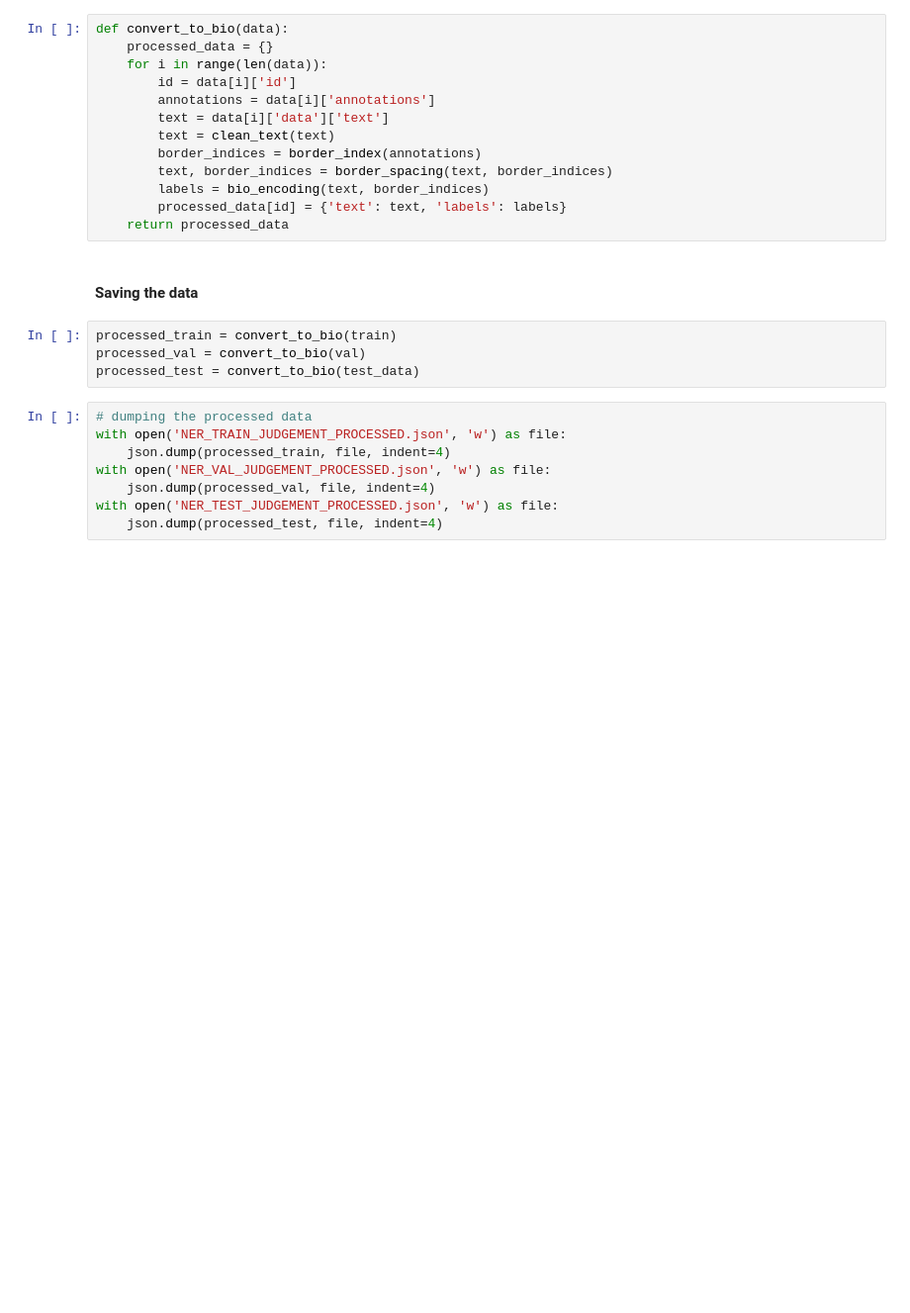
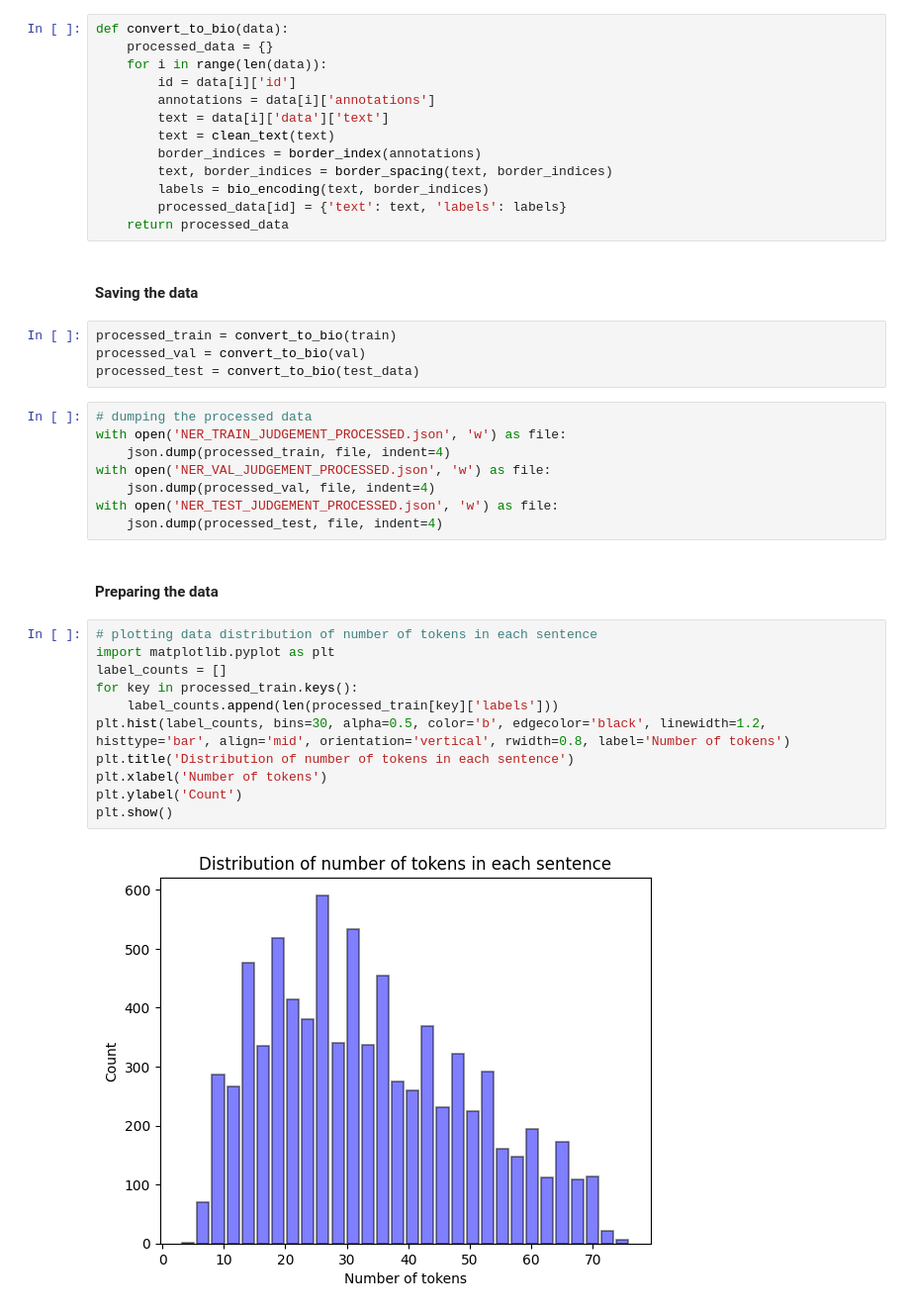
Before and after one commit to Prakhar-Gupta-03/NLP-Assignments, a Jupyter notebook: A2/task1.ipynb, the cells around one changed output. Shown at 99% size. Cells and saved outputs as stored; diff of their text form; blank space fills up the shorter version.

```diff
--- a/A2/task1.ipynb
+++ b/A2/task1.ipynb
@@ -148,3 +165,18 @@ with open('NER_VAL_JUDGEMENT_PROCESSED.json', 'w') as file:
     json.dump(processed_val, file, indent=4)
 with open('NER_TEST_JUDGEMENT_PROCESSED.json', 'w') as file:
     json.dump(processed_test, file, indent=4)
+# %% [markdown]
+#### Preparing the data
+# %%
+# plotting data distribution of number of tokens in each sentence
+import matplotlib.pyplot as plt
+label_counts = []
+for key in processed_train.keys():
+    label_counts.append(len(processed_train[key]['labels']))
+plt.hist(label_counts, bins=30, alpha=0.5, color='b', edgecolor='black', linewidth=1.2, histtype='bar', align='mid', orientation='vertical', rwidth=0.8, label='Number of tokens')
+plt.title('Distribution of number of tokens in each sentence')
+plt.xlabel('Number of tokens')
+plt.ylabel('Count')
+plt.show()
+# %% [output]
+[figure, added]
```
Also changed, not shown: parts of 33 cells of this notebook, 1 other file.
